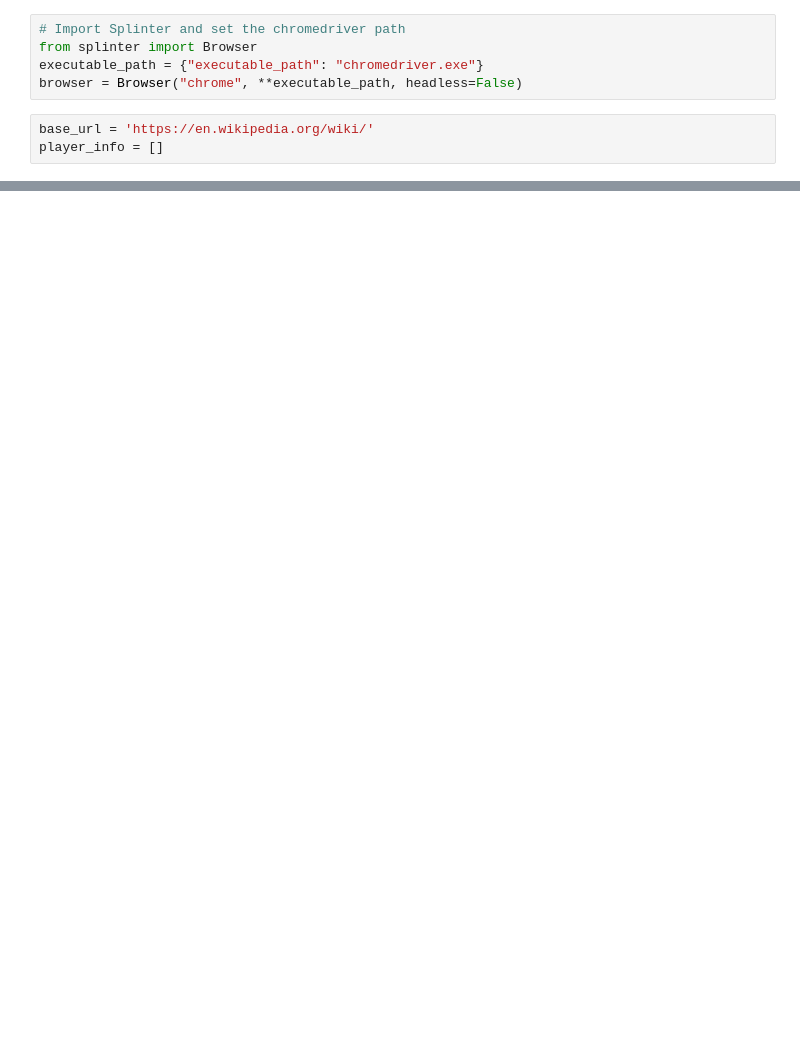
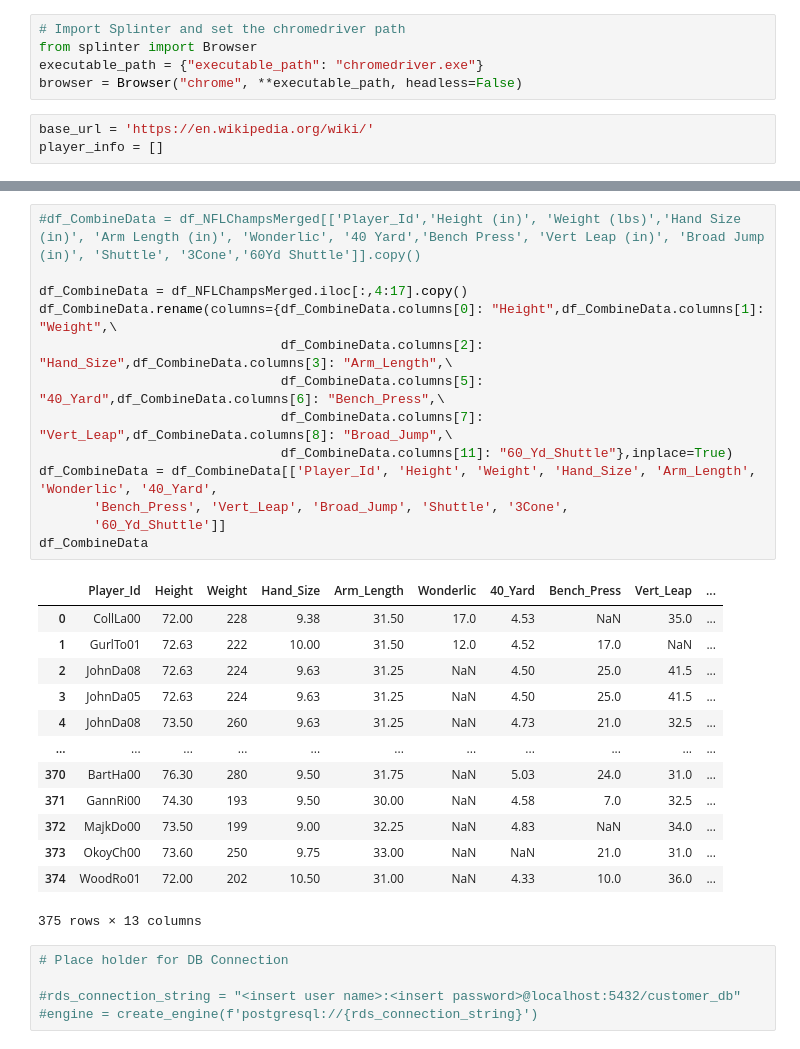
Before and after one commit to maheshws/NFLDataAnalysis, a Jupyter notebook: NFLPlayerInformation.ipynb, the cells around one changed output, grey strips where cells are left out. Drawn from its saved outputs; the diff is of its cells as text; blank space fills up the shorter version.

```diff
--- a/NFLPlayerInformation.ipynb
+++ b/NFLPlayerInformation.ipynb
@@ -72,0 +188,32 @@ exception
+# %%
+#df_CombineData = df_NFLChampsMerged[['Player_Id','Height (in)', 'Weight (lbs)','Hand Size (in)', 'Arm Length (in)', 'Wonderlic', '40 Yard','Bench Press', 'Vert Leap (in)', 'Broad Jump (in)', 'Shuttle', '3Cone','60Yd Shuttle']].copy()
+
+df_CombineData = df_NFLChampsMerged.iloc[:,4:17].copy()
+df_CombineData.rename(columns={df_CombineData.columns[0]: "Height",df_CombineData.columns[1]: "Weight",\
+                               df_CombineData.columns[2]: "Hand_Size",df_CombineData.columns[3]: "Arm_Length",\
+                               df_CombineData.columns[5]: "40_Yard",df_CombineData.columns[6]: "Bench_Press",\
+                               df_CombineData.columns[7]: "Vert_Leap",df_CombineData.columns[8]: "Broad_Jump",\
+                               df_CombineData.columns[11]: "60_Yd_Shuttle"},inplace=True)
+df_CombineData = df_CombineData[['Player_Id', 'Height', 'Weight', 'Hand_Size', 'Arm_Length', 'Wonderlic', '40_Yard',
+       'Bench_Press', 'Vert_Leap', 'Broad_Jump', 'Shuttle', '3Cone',
+       '60_Yd_Shuttle']]
+df_CombineData
+# %% [output]
+|  | Player_Id | Height | Weight | Hand_Size | Arm_Length | Wonderlic | 40_Yard | Bench_Press | Vert_Leap | ... |
+| 0 | CollLa00 | 72.00 | 228 | 9.38 | 31.50 | 17.0 | 4.53 | NaN | 35.0 | ... |
+| 1 | GurlTo01 | 72.63 | 222 | 10.00 | 31.50 | 12.0 | 4.52 | 17.0 | NaN | ... |
+| 2 | JohnDa08 | 72.63 | 224 | 9.63 | 31.25 | NaN | 4.50 | 25.0 | 41.5 | ... |
+| 3 | JohnDa05 | 72.63 | 224 | 9.63 | 31.25 | NaN | 4.50 | 25.0 | 41.5 | ... |
+| 4 | JohnDa08 | 73.50 | 260 | 9.63 | 31.25 | NaN | 4.73 | 21.0 | 32.5 | ... |
+| ... | ... | ... | ... | ... | ... | ... | ... | ... | ... | ... |
+| 370 | BartHa00 | 76.30 | 280 | 9.50 | 31.75 | NaN | 5.03 | 24.0 | 31.0 | ... |
+| 371 | GannRi00 | 74.30 | 193 | 9.50 | 30.00 | NaN | 4.58 | 7.0 | 32.5 | ... |
+| 372 | MajkDo00 | 73.50 | 199 | 9.00 | 32.25 | NaN | 4.83 | NaN | 34.0 | ... |
+| 373 | OkoyCh00 | 73.60 | 250 | 9.75 | 33.00 | NaN | NaN | 21.0 | 31.0 | ... |
+| 374 | WoodRo01 | 72.00 | 202 | 10.50 | 31.00 | NaN | 4.33 | 10.0 | 36.0 | ... |
+375 rows × 13 columns
+# %%
+# Place holder for DB Connection
+
+#rds_connection_string = "<insert user name>:<insert password>@localhost:5432/customer_db"
+#engine = create_engine(f'postgresql://{rds_connection_string}')
```
Also changed, not shown: parts of 12 cells of this notebook.
